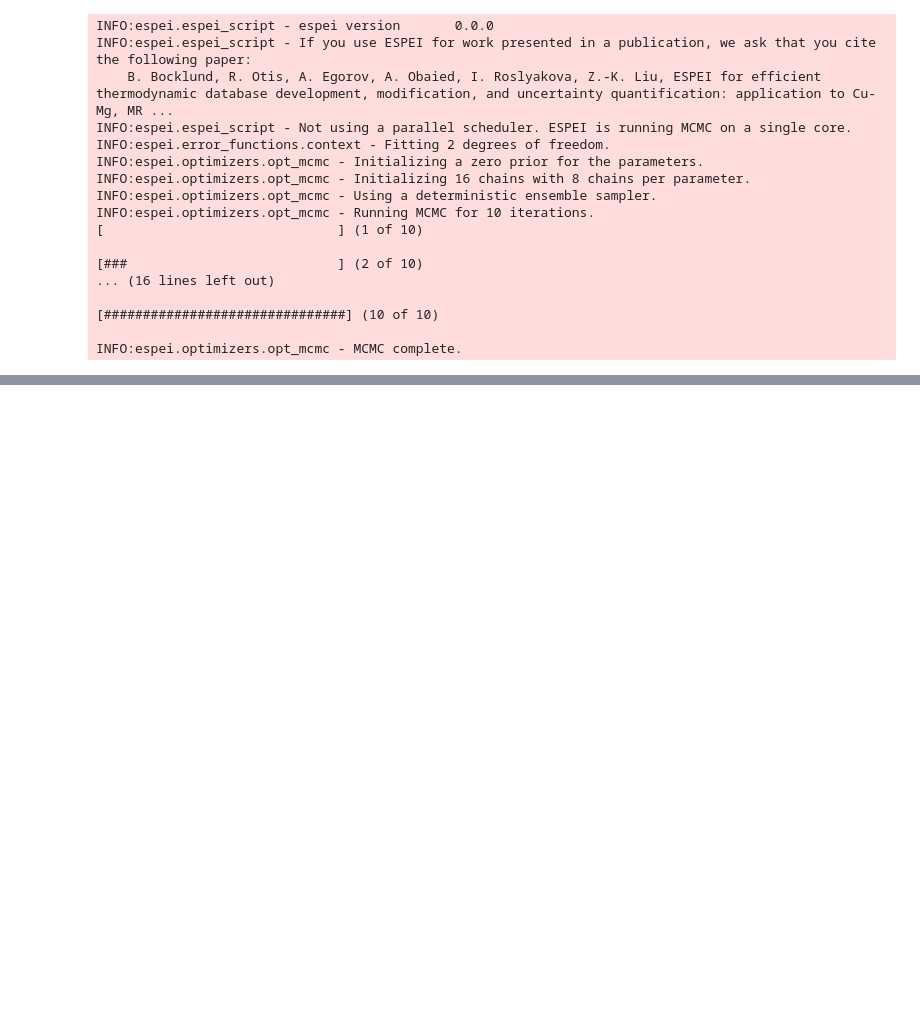
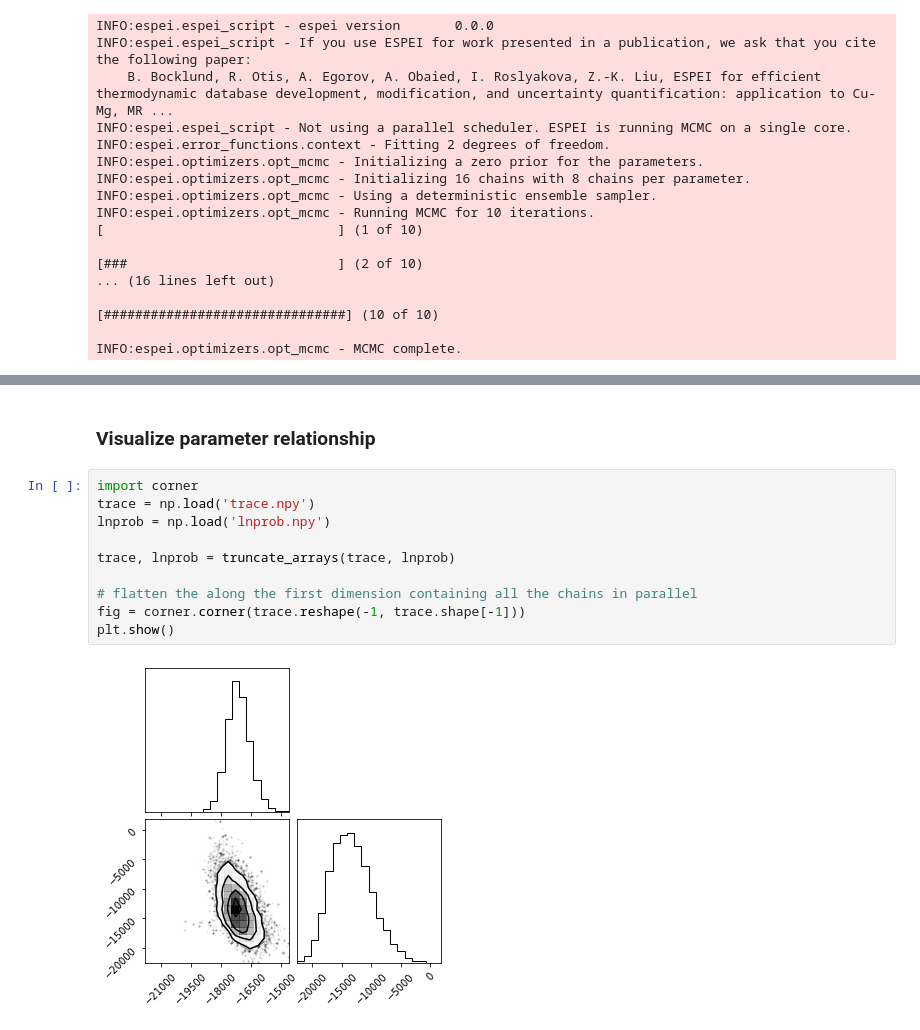
Before and after one commit to RushiGong/MatSE580GuestLectures, a Jupyter notebook: Lecture2/ESPEI MCMC/ESPEI-MCMC_Demo.ipynb, the cells around one changed output, grey strips where cells are left out. Drawn from its saved outputs; the diff is of its cells as text; blank space fills up the shorter version.

```diff
--- a/Lecture2/ESPEI MCMC/ESPEI-MCMC_Demo.ipynb
+++ b/Lecture2/ESPEI MCMC/ESPEI-MCMC_Demo.ipynb
@@ -352,0 +72,14 @@ plt.show()
+# %% [markdown]
+### Visualize parameter relationship
+# %%
+import corner
+trace = np.load('trace.npy')
+lnprob = np.load('lnprob.npy')
+
+trace, lnprob = truncate_arrays(trace, lnprob)
+
+# flatten the along the first dimension containing all the chains in parallel
+fig = corner.corner(trace.reshape(-1, trace.shape[-1]))
+plt.show()
+# %% [output]
+[figure, added]
```
Also changed, not shown: parts of 16 cells of this notebook, 1 other file.
